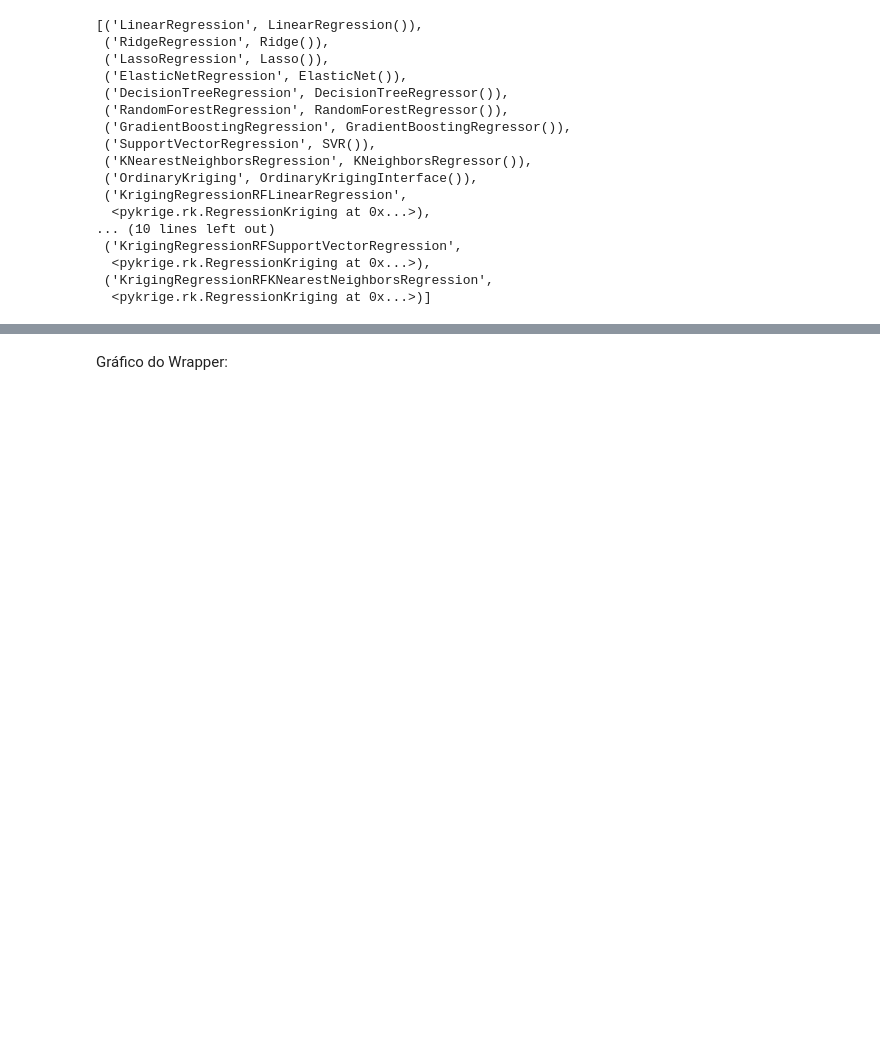
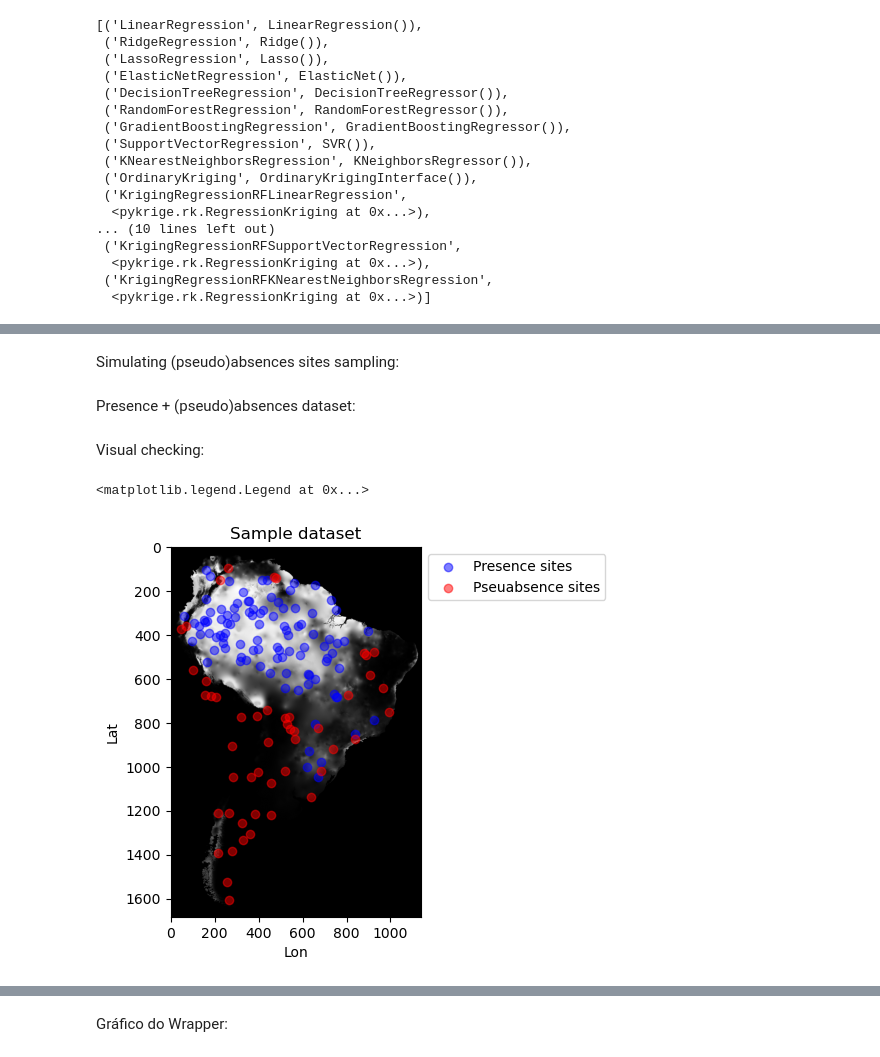
Before and after one commit to AndersonEduardo/sdswrapper, a Jupyter notebook: tutorial.ipynb, the cells around one changed output, grey strips where cells are left out. Cells and saved outputs as stored; diff of their text form; code cells hidden in the pictures; blank space fills up the shorter version.

```diff
--- a/tutorial.ipynb
+++ b/tutorial.ipynb
@@ -119,6 +119,10 @@ sg = sds.SampleGenerator(
 # %%
-df_y = sg.sample(10)
-
-df_pseudoabsences = sg.sample(10, pseudoabsences=True)
-
-dataset = pd.concat([df_y, df_pseudoabsences], axis=0)
+df_presence = sg.sample(100)
+df_pseudoabsences = sg.sample(50, pseudoabsences=True)
+# %% [markdown]
+Simulating (pseudo)absences sites sampling:
+# %%
+df_presence['occ'] = 1
+df_pseudoabsences['occ'] = 0
+# %% [markdown]
+Presence + (pseudo)absences dataset:
@@ -124,0 +131,28 @@ dataset = pd.concat([df_y, df_pseudoabsences], axis=0)
+# %% [markdown]
+Visual checking:
+# %%
+plt.imshow(sg.probability_surface, cmap='gray')
+
+plt.scatter(
+    df_presence['lon'],
+    df_presence['lat'],
+    color = 'blue',
+    alpha = 0.5,
+    label = 'Presence sites'
+)
+
+plt.scatter(
+    df_pseudoabsences['lon'],
+    df_pseudoabsences['lat'],
+    color = 'red',
+    alpha = 0.5,
+    label = 'Pseuabsence sites'
+)
+
+plt.title('Sample dataset')
+plt.xlabel('Lon')
+plt.ylabel('Lat')
+plt.legend(bbox_to_anchor=(1., 1.), loc='upper left')
+# %% [output]
+<matplotlib.legend.Legend at 0x...>
+[figure, added]
```
Also changed, not shown: parts of 40 cells of this notebook, 4 other files.
